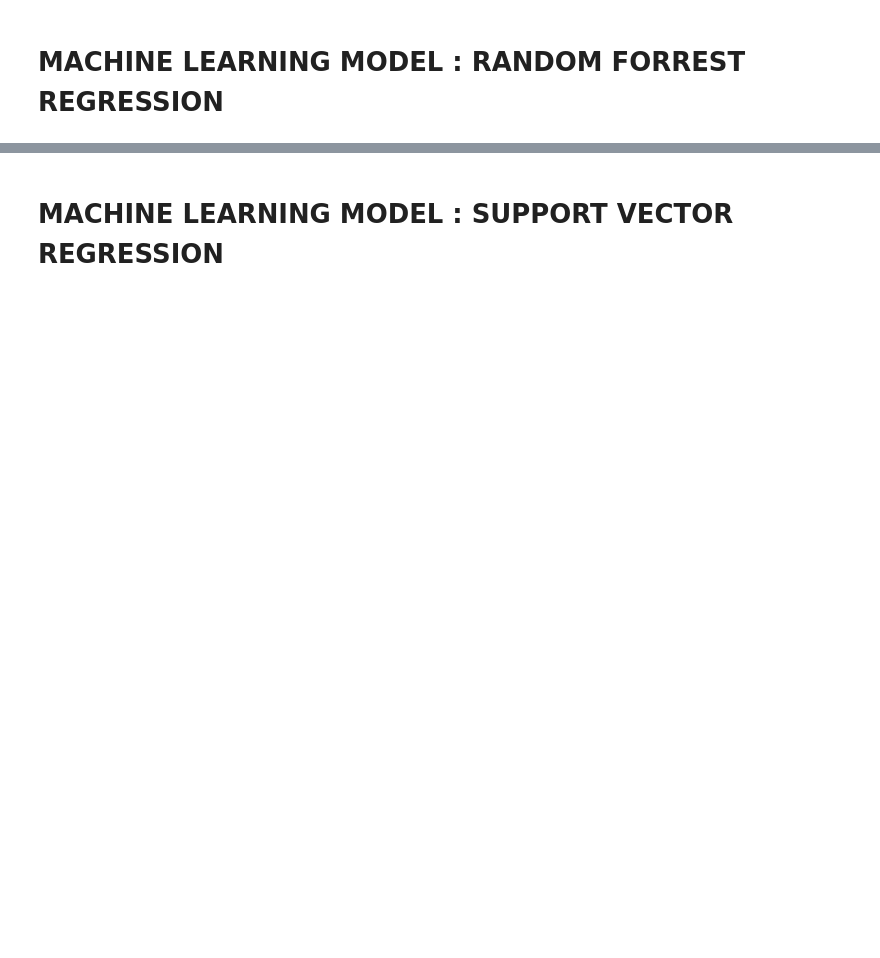
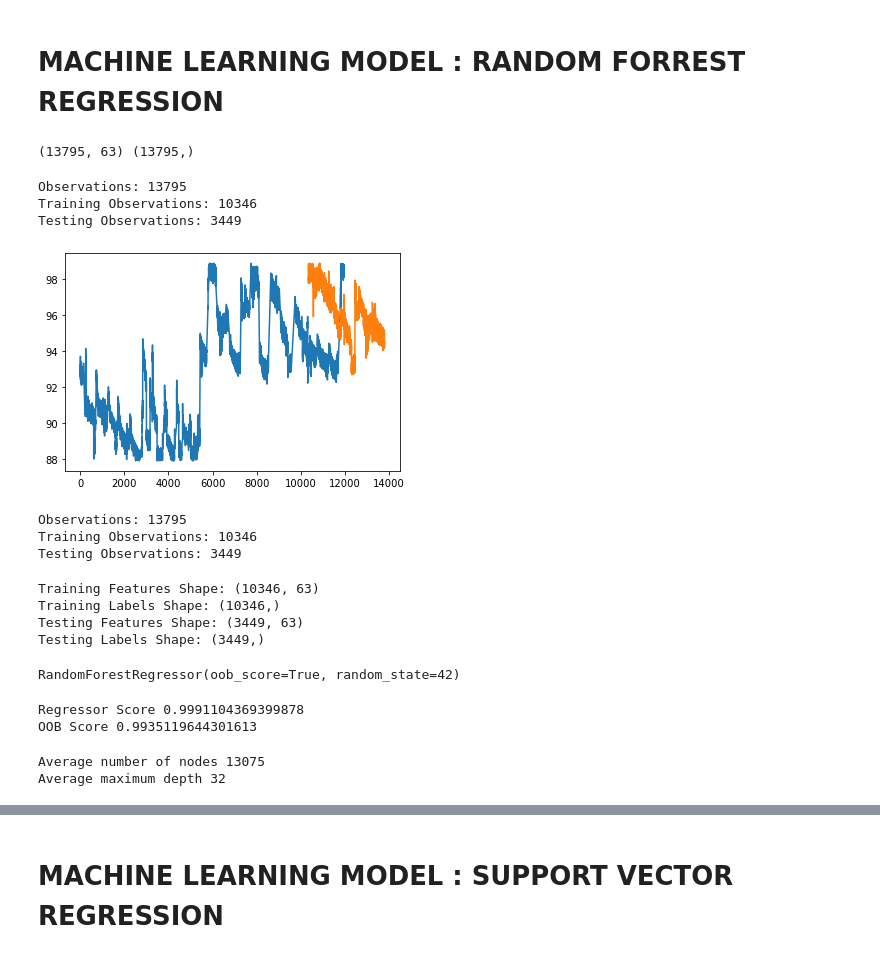
Before and after one commit to WisnuHanif/reactor_data, a Jupyter notebook: research_data.ipynb, the cells around one changed output, grey strips where cells are left out. Drawn from its saved outputs; the diff is of its cells as text; code cells hidden in the pictures; blank space fills up the shorter version.

```diff
--- a/research_data.ipynb
+++ b/research_data.ipynb
@@ -127,5 +286,2 @@ data = prep5
 # %% [markdown]
 # MACHINE LEARNING MODEL : RANDOM FORREST REGRESSION
-# %%
-data.replace([np.inf, -np.inf], np.nan, inplace=True)
-data.fillna(-999, inplace = True)
@@ -141,0 +288,6 @@ feature_list = list(data.drop('CONVERSION', axis = 1).columns)
+# %%
+rfr_data = data
+#Import the features
+features = data.drop('CONVERSION', axis = 1)
+# Extract the labels
+targets = data['CONVERSION']
@@ -142,2 +297,4 @@ feature_list = list(data.drop('CONVERSION', axis = 1).columns)
 # %%
-print(features.shape, labels.shape)
+print(features.shape, targets.shape)
+# %% [output]
+(13795, 63) (13795,)
@@ -149,5 +301,41 @@ train_features, test_features, train_labels, test_labels = train_test_split(feat
+# %%
+from sklearn.model_selection import TimeSeriesSplit
+
+#Create split data for targets
+train_targets_size = int(len(targets) * 0.75)
+train_targets, test_targets = targets[0:train_targets_size], targets[train_targets_size:len(targets)]
+print('Observations: %d' % (len(targets)))
+print('Training Observations: %d' % (len(train_targets)))
+print('Testing Observations: %d' % (len(test_targets)))
+plt.plot(train_targets)
+plt.plot([None for i in train_targets] + [x for x in test_targets])
+plt.show()
+# %% [output]
+Observations: 13795
+Training Observations: 10346
+Testing Observations: 3449
+[figure, added]
+# %%
+#Create split data for features
+train_features_size = int(len(features) * 0.75)
+train_features, test_features = features[0:train_features_size], features[train_features_size:len(features)]
+print('Observations: %d' % (len(features)))
+print('Training Observations: %d' % (len(train_features)))
+print('Testing Observations: %d' % (len(test_features)))
+#plt.plot(train_features)
+#plt.plot([None for i in train_features] + [x for x in test_features])
+#plt.show()
+# %% [output]
+Observations: 13795
+Training Observations: 10346
+Testing Observations: 3449
 # %%
 print('Training Features Shape:', train_features.shape)
-print('Training Labels Shape:', train_labels.shape)
+print('Training Labels Shape:', train_targets.shape)
 print('Testing Features Shape:', test_features.shape)
-print('Testing Labels Shape:', test_labels.shape)
+print('Testing Labels Shape:', test_targets.shape)
+# %% [output]
+Training Features Shape: (10346, 63)
+Training Labels Shape: (10346,)
+Testing Features Shape: (3449, 63)
+Testing Labels Shape: (3449,)
@@ -154,6 +346,7 @@ print('Testing Labels Shape:', test_labels.shape)
 # %%
 %timeit
 from sklearn.ensemble import RandomForestRegressor
-regressor = RandomForestRegressor(n_estimators = 100, random_state = 0)
-regressor.fit(train_features, train_labels)
-print(train_features.shape, train_labels.shape)
+regressor = RandomForestRegressor(n_estimators = 100, random_state = 42, oob_score = True)
+regressor.fit(train_features, train_targets)
+# %% [output]
+RandomForestRegressor(oob_score=True, random_state=42)
@@ -162,3 +353,23 @@ train_features
+# %%
+#Generate Regressor score and OOB Score of the model
+print("\nRegressor Score " + str(regressor.score(train_features, train_targets)), "\nOOB Score " + str(regressor.oob_score_))
+# %% [output]
+Regressor Score 0.9991104369399878
+OOB Score 0.9935119644301613
+# %%
+n_nodes = []
+max_depths = []
+
+# Stats about the trees in random forest
+for ind_tree in regressor.estimators_:
+    n_nodes.append(ind_tree.tree_.node_count)
+    max_depths.append(ind_tree.tree_.max_depth)
+
+print(f'Average number of nodes {int(np.mean(n_nodes))}')
+print(f'Average maximum depth {int(np.mean(max_depths))}')
+# %% [output]
+Average number of nodes 13075
+Average maximum depth 32
 # %%
 y_pred = regressor.predict(test_features)
 y_pred
```
Also changed, not shown: parts of 58 cells of this notebook.
